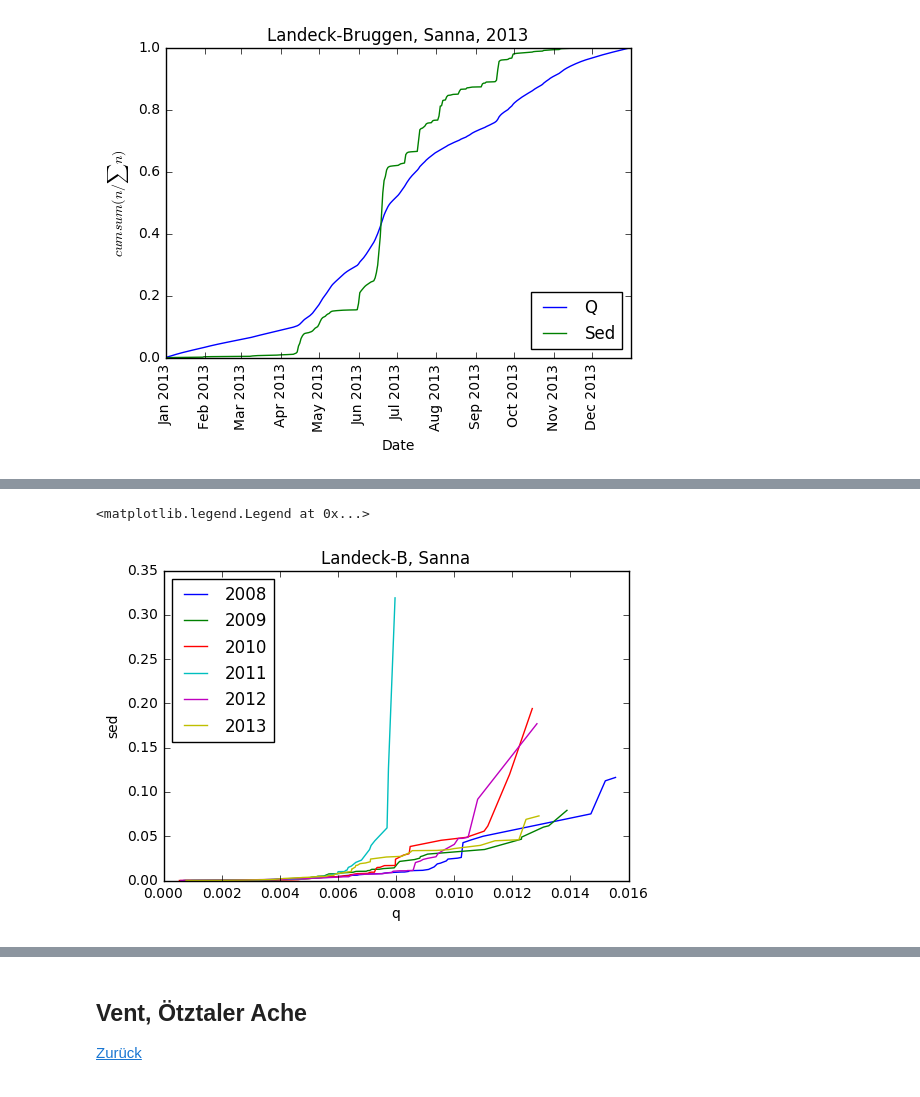
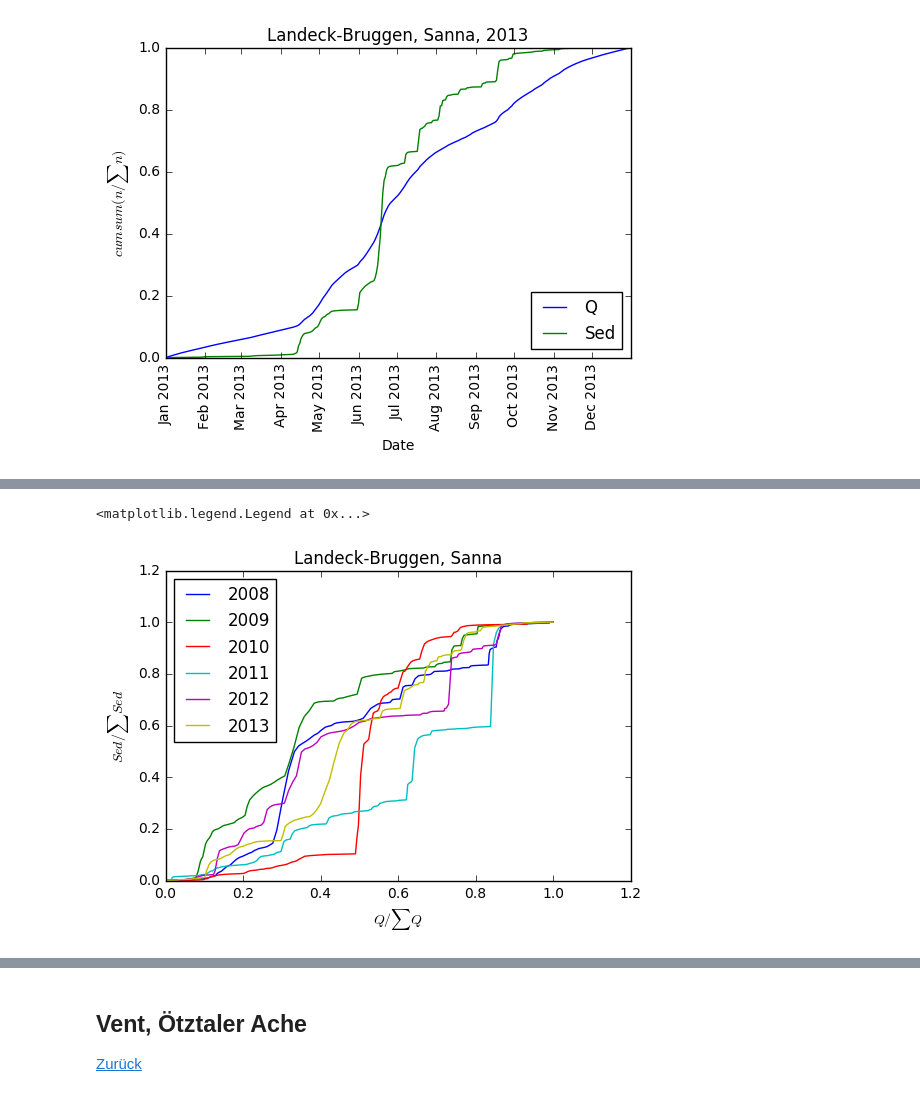
Before and after one commit to lucfr/lucfr-share, a Jupyter notebook: Longterm_Sedfracht_Pegel_Steckbriefe.ipynb, the cells around one changed output, grey strips where cells are left out. Cells and saved outputs as stored; diff of their text form; code cells hidden in the pictures.

Commit message:
Corrected errors in the dmc plot functions

```diff
--- a/Longterm_Sedfracht_Pegel_Steckbriefe.ipynb
+++ b/Longterm_Sedfracht_Pegel_Steckbriefe.ipynb
@@ -16,3 +31,14 @@ from eigene_plotting_functions import ecdf
+# %%
+def doublemasscurve_normalized(xdata, ydata, name, xlabel, ylabel):
+    import numpy as np
+    import matplotlib.pyplot as plt
+    xvals=np.cumsum(xdata/xdata.sum())
+    yvals=np.cumsum(ydata/ydata.sum())
+    plt.plot(xvals, yvals, label=name)
+    plt.xlabel(xlabel)
+    plt.ylabel(ylabel)
+    #plt.legend()
+    plt.legend(loc='lower right')
 # %%
 from ehyd_daten_import import ubawien_csvdaten_import
 # %%
@@ -196,12 +235,12 @@ cumsum_vs_time(landeckb['2013']['dailySedFracht'], 'Sed','Landeck-Bruggen, Sanna
 # %%
-doublemasscurve_xysum(landeckb['2008']['dailyavgQ'], landeckb['2008']['dailySedFracht'], '2008','q', 'sed')
-doublemasscurve_xysum(landeckb['2009']['dailyavgQ'], landeckb['2009']['dailySedFracht'], '2009','q', 'sed')
-doublemasscurve_xysum(landeckb['2010']['dailyavgQ'], landeckb['2010']['dailySedFracht'], '2010','q', 'sed')
-doublemasscurve_xysum(landeckb['2011']['dailyavgQ'], landeckb['2011']['dailySedFracht'], '2011','q', 'sed')
-doublemasscurve_xysum(landeckb['2012']['dailyavgQ'], landeckb['2012']['dailySedFracht'], '2012','q', 'sed')
-doublemasscurve_xysum(landeckb['2013']['dailyavgQ'], landeckb['2013']['dailySedFracht'], '2013','q', 'sed')
-plt.title('Landeck-B, Sanna')
+doublemasscurve_normalized(landeckb['2008']['dailyavgQ'], landeckb['2008']['dailySedFracht'], '2008','$Q/\sum Q$', '$Sed/\sum Sed$')
+doublemasscurve_normalized(landeckb['2009']['dailyavgQ'], landeckb['2009']['dailySedFracht'], '2009','$Q/\sum Q$', '$Sed/\sum Sed$')
+doublemasscurve_normalized(landeckb['2010']['dailyavgQ'], landeckb['2010']['dailySedFracht'], '2010','$Q/\sum Q$', '$Sed/\sum Sed$')
+doublemasscurve_normalized(landeckb['2011']['dailyavgQ'], landeckb['2011']['dailySedFracht'], '2011','$Q/\sum Q$', '$Sed/\sum Sed$')
+doublemasscurve_normalized(landeckb['2012']['dailyavgQ'], landeckb['2012']['dailySedFracht'], '2012','$Q/\sum Q$', '$Sed/\sum Sed$')
+doublemasscurve_normalized(landeckb['2013']['dailyavgQ'], landeckb['2013']['dailySedFracht'], '2013','$Q/\sum Q$', '$Sed/\sum Sed$')
+plt.title('Landeck-Bruggen, Sanna')
 plt.legend(loc=0)
 # %% [output]
 <matplotlib.legend.Legend at 0x...>
-[figure, old version]
+[figure, new version]
```
Also changed, not shown: parts of 14 cells of this notebook.
